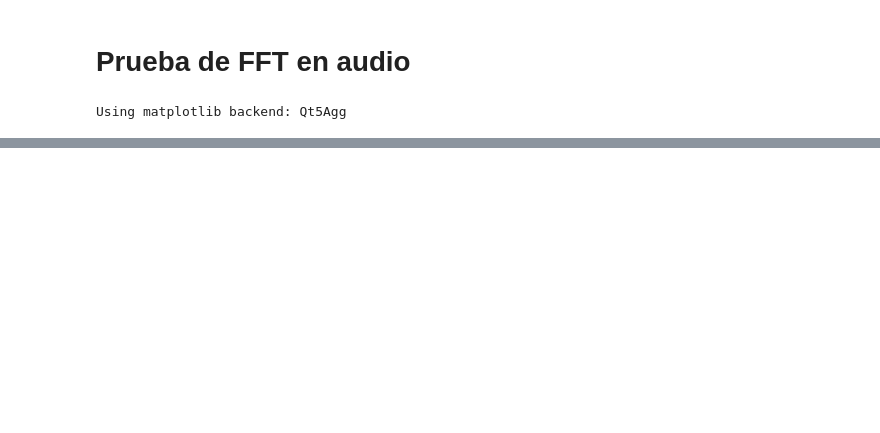
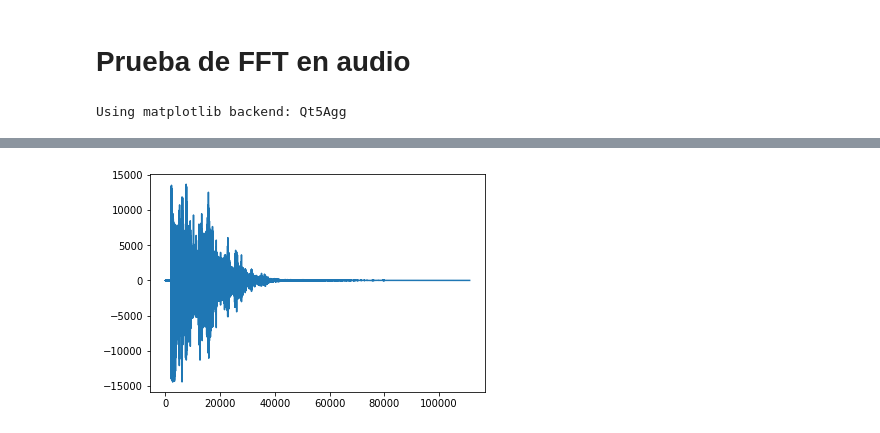
Before and after one commit to meliascosta/fschallenge, a Jupyter notebook: FreeSound Challenge.ipynb, the cells around one changed output, grey strips where cells are left out. Cells and saved outputs as stored; diff of their text form; code cells hidden in the pictures; blank space fills up the shorter version.

```diff
--- a/FreeSound Challenge.ipynb
+++ b/FreeSound Challenge.ipynb
@@ -37,0 +18,43 @@ array([0.00000e+00, 1.47000e+01, 2.94000e+01, ..., 2.20206e+04,
+# %%
+INPUT_DIR = os.path.join(os.getcwd(), "input")
+# %%
+train_dir = path.join(INPUT_DIR, "audio_train")
+train_files = [os.path.abspath(os.path.join(train_dir, file))
+               for file in os.listdir(train_dir)]
+# %%
+class Sound:
+    def __init__(self, fname):
+        self.filename = fname
+        self.fs, self.y = wavfile.read(fname)
+
+    def compute_ft(self):
+        self.fty = np.fft.fft(self.y)
+
+    def compute_spectrogram(self):
+        self.f, self.t, self.sxx = spectrogram(self.y, self.fs, nperseg=300, noverlap=0)
+
+    def play(self):
+        return(Audio(filename = self.filename, autoplay = True))
+
+    def plot_wave(self):
+        plt.plot(self.y)
+
+    def plot_ft(self):
+        if not(hasattr(self, "fty")):
+            self.compute_ft()
+
+        frecs = np.linspace(0, 2*self.fs, len(self.y))
+        plt.plot(frecs, abs(self.fty))
+        plt.xlim(0,self.fs)
+
+    def plot_spectrogram(self):
+        if not(hasattr(self, "sxx")):
+            self.compute_spectrogram()
+
+        plt.imshow(np.log(self.sxx),
+                   extent=(t[0], t[-1], f[0], f[-1]),
+                   aspect=0.00011,
+                   origin='lower',
+                   interpolation=None)
+# %%
+s = Sound(train_files[np.random.randint(0, len(train_files))])
@@ -37,0 +65,4 @@ array([0.00000e+00, 1.47000e+01, 2.94000e+01, ..., 2.20206e+04,
+# %%
+s.plot_wave()
+# %% [output]
+[figure, added]
```
Also changed, not shown: parts of 15 cells of this notebook.
